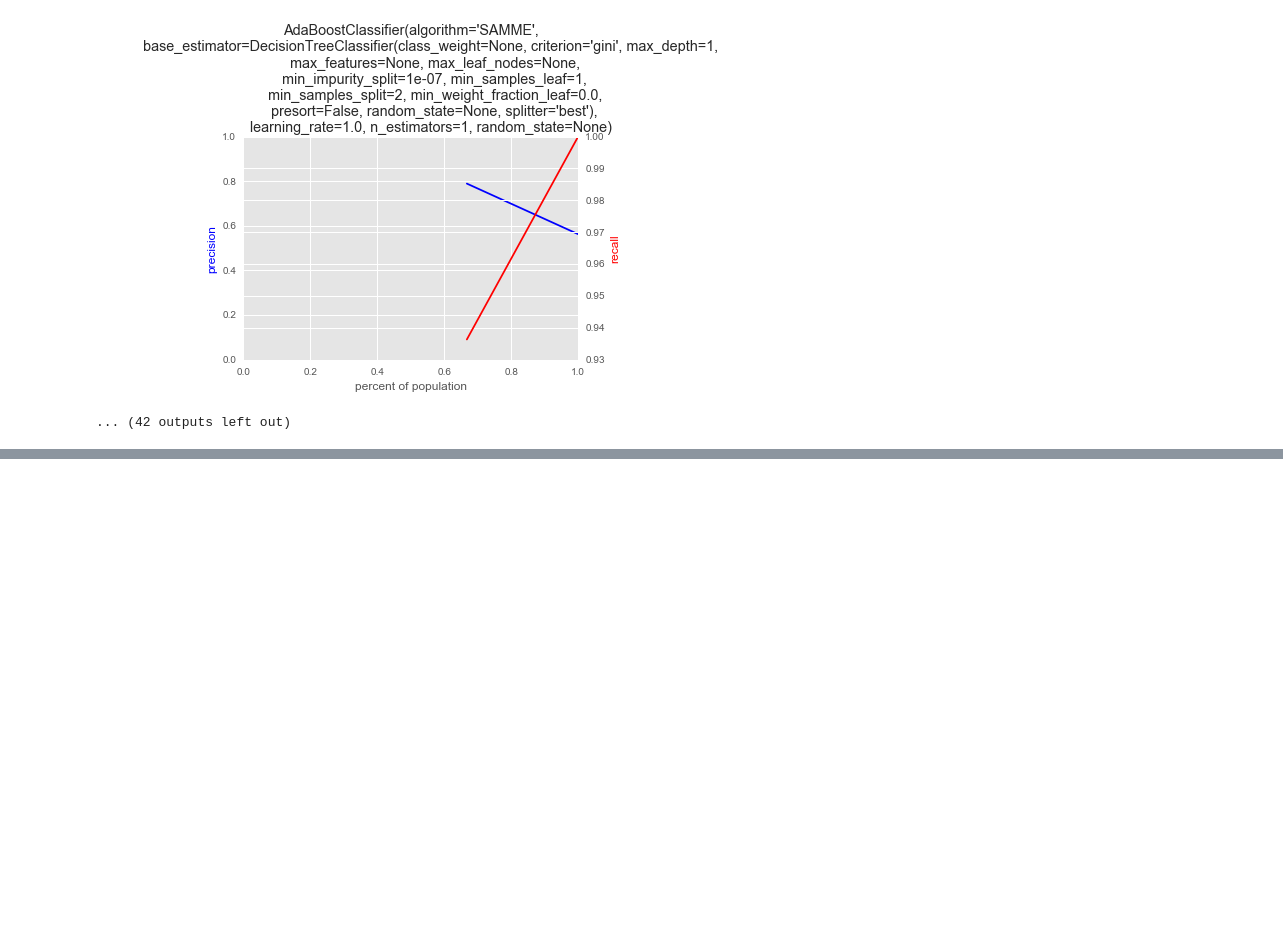
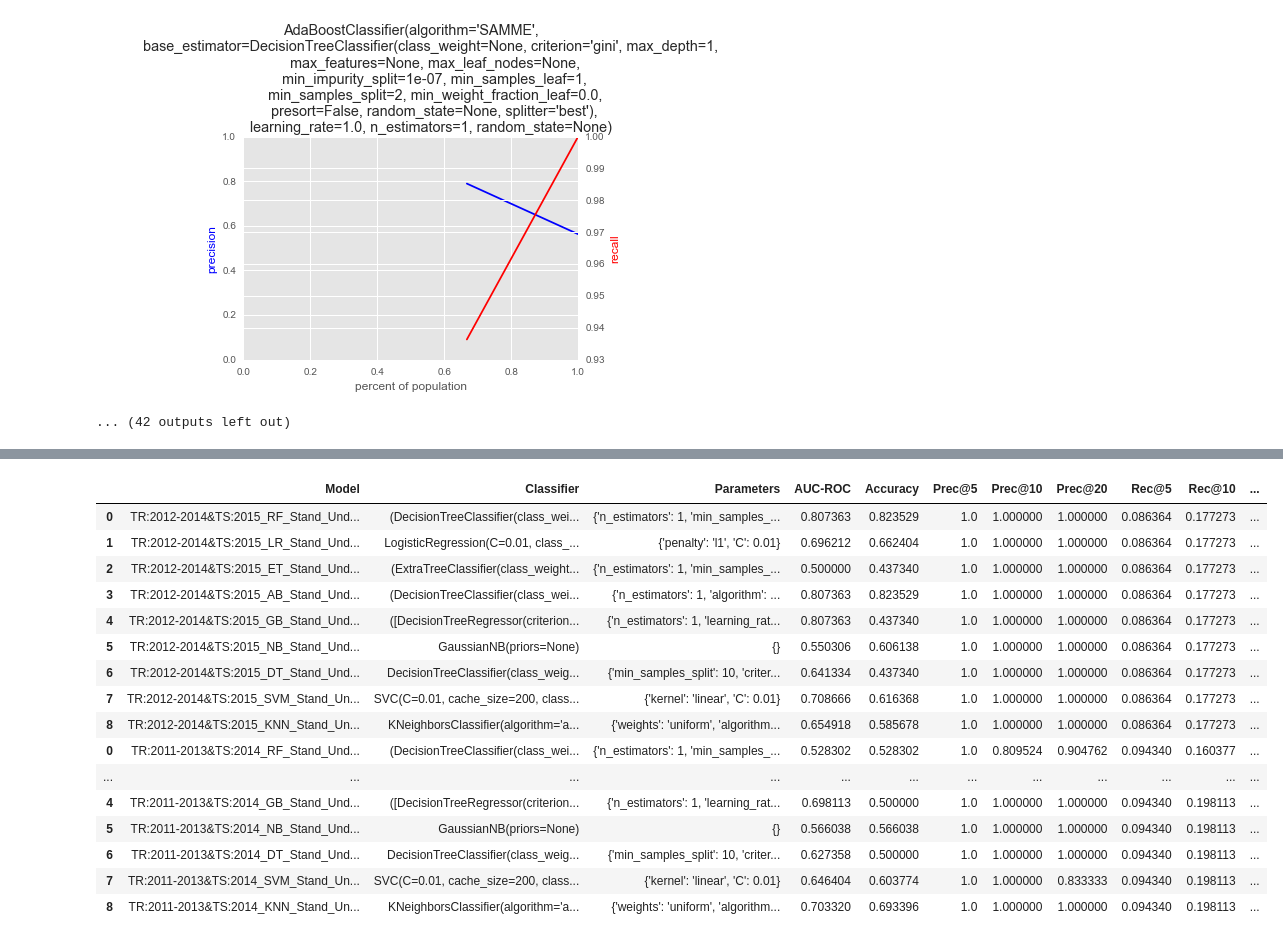
Before and after one commit to Aycrazy/ML_Project, a Jupyter notebook: ICIS-Output&Features.ipynb, the cells around one changed output, grey strips where cells are left out. Drawn from its saved outputs; the diff is of its cells as text; code cells hidden in the pictures; blank space fills up the shorter version.

```diff
--- a/ICIS-Output&Features.ipynb
+++ b/ICIS-Output&Features.ipynb
@@ -206,0 +221,20 @@ merged.PENALTY_AMOUNT
+# %%
+final_df
+# %% [output]
+|  | Model | Classifier | Parameters | AUC-ROC | Accuracy | Prec@5 | Prec@10 | Prec@20 | Rec@5 | Rec@10 | ... |
+| 0 | TR:2012-2014&TS:2015_RF_Stand_Und... | (DecisionTreeClassifier(class_wei... | {'n_estimators': 1, 'min_samples_... | 0.807363 | 0.823529 | 1.0 | 1.000000 | 1.000000 | 0.086364 | 0.177273 | ... |
+| 1 | TR:2012-2014&TS:2015_LR_Stand_Und... | LogisticRegression(C=0.01, class_... | {'penalty': 'l1', 'C': 0.01} | 0.696212 | 0.662404 | 1.0 | 1.000000 | 1.000000 | 0.086364 | 0.177273 | ... |
+| 2 | TR:2012-2014&TS:2015_ET_Stand_Und... | (ExtraTreeClassifier(class_weight... | {'n_estimators': 1, 'min_samples_... | 0.500000 | 0.437340 | 1.0 | 1.000000 | 1.000000 | 0.086364 | 0.177273 | ... |
+| 3 | TR:2012-2014&TS:2015_AB_Stand_Und... | (DecisionTreeClassifier(class_wei... | {'n_estimators': 1, 'algorithm': ... | 0.807363 | 0.823529 | 1.0 | 1.000000 | 1.000000 | 0.086364 | 0.177273 | ... |
+| 4 | TR:2012-2014&TS:2015_GB_Stand_Und... | ([DecisionTreeRegressor(criterion... | {'n_estimators': 1, 'learning_rat... | 0.807363 | 0.437340 | 1.0 | 1.000000 | 1.000000 | 0.086364 | 0.177273 | ... |
+| 5 | TR:2012-2014&TS:2015_NB_Stand_Und... | GaussianNB(priors=None) | {} | 0.550306 | 0.606138 | 1.0 | 1.000000 | 1.000000 | 0.086364 | 0.177273 | ... |
+| 6 | TR:2012-2014&TS:2015_DT_Stand_Und... | DecisionTreeClassifier(class_weig... | {'min_samples_split': 10, 'criter... | 0.641334 | 0.437340 | 1.0 | 1.000000 | 1.000000 | 0.086364 | 0.177273 | ... |
+| 7 | TR:2012-2014&TS:2015_SVM_Stand_Un... | SVC(C=0.01, cache_size=200, class... | {'kernel': 'linear', 'C': 0.01} | 0.708666 | 0.616368 | 1.0 | 1.000000 | 1.000000 | 0.086364 | 0.177273 | ... |
+| 8 | TR:2012-2014&TS:2015_KNN_Stand_Un... | KNeighborsClassifier(algorithm='a... | {'weights': 'uniform', 'algorithm... | 0.654918 | 0.585678 | 1.0 | 1.000000 | 1.000000 | 0.086364 | 0.177273 | ... |
+| 0 | TR:2011-2013&TS:2014_RF_Stand_Und... | (DecisionTreeClassifier(class_wei... | {'n_estimators': 1, 'min_samples_... | 0.528302 | 0.528302 | 1.0 | 0.809524 | 0.904762 | 0.094340 | 0.160377 | ... |
+| ... | ... | ... | ... | ... | ... | ... | ... | ... | ... | ... | ... |
+| 4 | TR:2011-2013&TS:2014_GB_Stand_Und... | ([DecisionTreeRegressor(criterion... | {'n_estimators': 1, 'learning_rat... | 0.698113 | 0.500000 | 1.0 | 1.000000 | 1.000000 | 0.094340 | 0.198113 | ... |
+| 5 | TR:2011-2013&TS:2014_NB_Stand_Und... | GaussianNB(priors=None) | {} | 0.566038 | 0.566038 | 1.0 | 1.000000 | 1.000000 | 0.094340 | 0.198113 | ... |
+| 6 | TR:2011-2013&TS:2014_DT_Stand_Und... | DecisionTreeClassifier(class_weig... | {'min_samples_split': 10, 'criter... | 0.627358 | 0.500000 | 1.0 | 1.000000 | 1.000000 | 0.094340 | 0.198113 | ... |
+| 7 | TR:2011-2013&TS:2014_SVM_Stand_Un... | SVC(C=0.01, cache_size=200, class... | {'kernel': 'linear', 'C': 0.01} | 0.646404 | 0.603774 | 1.0 | 1.000000 | 0.833333 | 0.094340 | 0.198113 | ... |
+| 8 | TR:2011-2013&TS:2014_KNN_Stand_Un... | KNeighborsClassifier(algorithm='a... | {'weights': 'uniform', 'algorithm... | 0.703320 | 0.693396 | 1.0 | 1.000000 | 1.000000 | 0.094340 | 0.198113 | ... |
```
Also changed, not shown: parts of 2 cells of this notebook, 2 other files.
